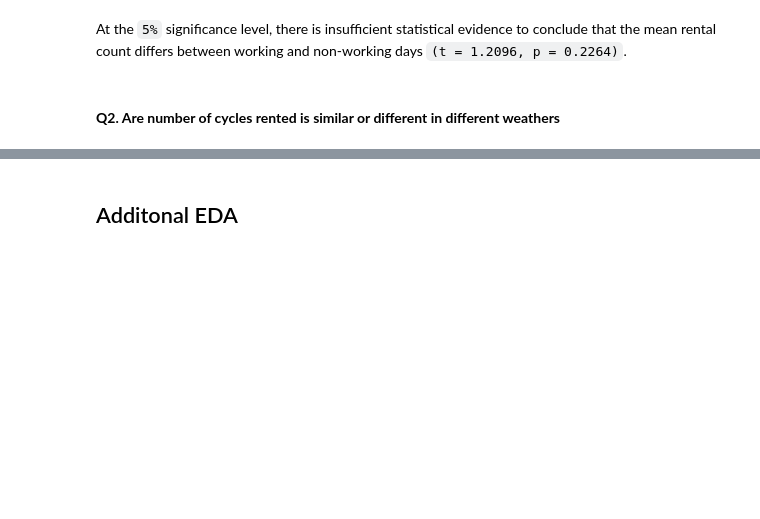
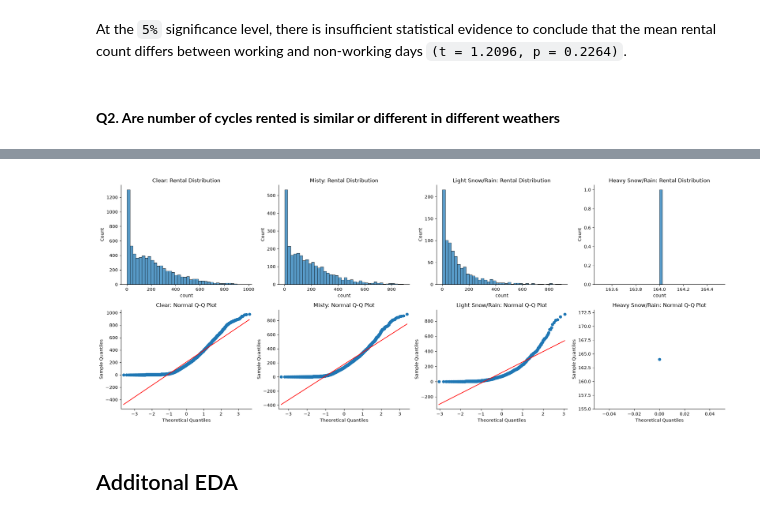
Before and after one commit to Yuvi977/Yulu-Bike-Sharing-Hypothesis-Testing, a Jupyter notebook: Business_Case_Yulu_Hypothesis_Testing.ipynb, the cells around one changed output, grey strips where cells are left out. Saved outputs shown, nothing was run; the diff lists cells and outputs as text; code cells hidden in the pictures; blank space fills up the shorter version.

```diff
--- a/Business_Case_Yulu_Hypothesis_Testing.ipynb
+++ b/Business_Case_Yulu_Hypothesis_Testing.ipynb
@@ -604,3 +616,33 @@ At the `5%` significance level, there is insufficient statistical evidence to co
+# %%
+clear = df.loc[(df["weather"] == "clear"), "count"]
+misty = df.loc[(df["weather"] == "misty"), "count"]
+light_snow_rain = df.loc[(df["weather"] == "light snow/rain"), "count"]
+heavy_snow_rain = df.loc[(df["weather"] == "heavy snow/rain"), "count"]
+# %%
+fig, axes = plt.subplots(2, 4, figsize=(20, 8))
+
+weather_groups = [
+    ("Clear", clear),
+    ("Misty", misty),
+    ("Light Snow/Rain", light_snow_rain),
+    ("Heavy Snow/Rain", heavy_snow_rain)
+]
+
+for col, (label, values) in enumerate(weather_groups):
+
+    sns.histplot(values, bins=40, ax=axes[0, col])
+    axes[0, col].set_title(f"{label}: Rental Distribution")
+
+    sm.qqplot(values, line="s", ax=axes[1, col])
+    axes[1, col].set_title(f"{label}: Normal Q-Q Plot")
+
+    for ax in axes[:, col]:
+        ax.spines[["top", "right"]].set_visible(False)
+
+plt.tight_layout()
+plt.show()
+# %% [output]
+[figure, added]
 # %% [markdown]
 ## Additonal EDA
 # %% [markdown]
```
Also changed, not shown: parts of 3 cells of this notebook.
